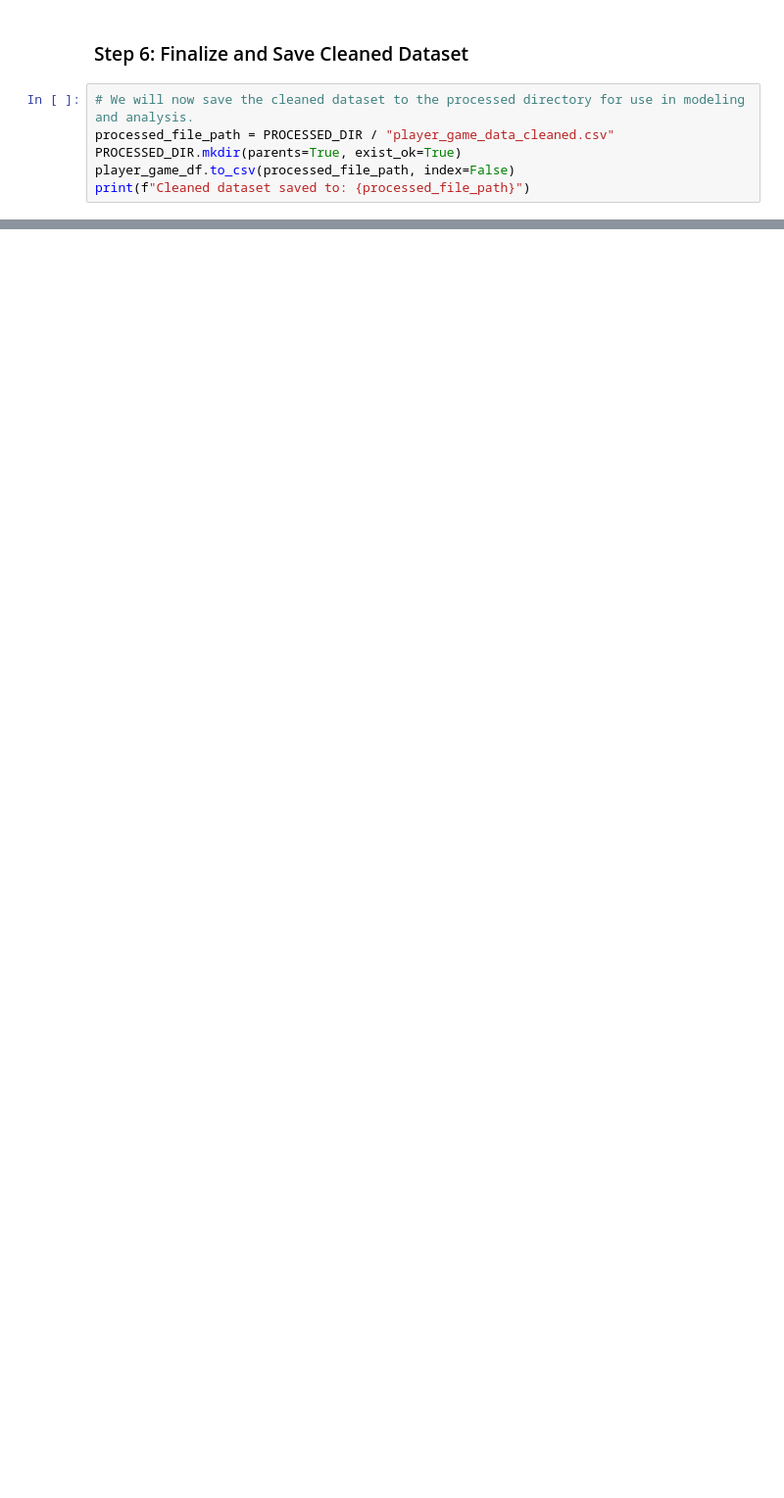
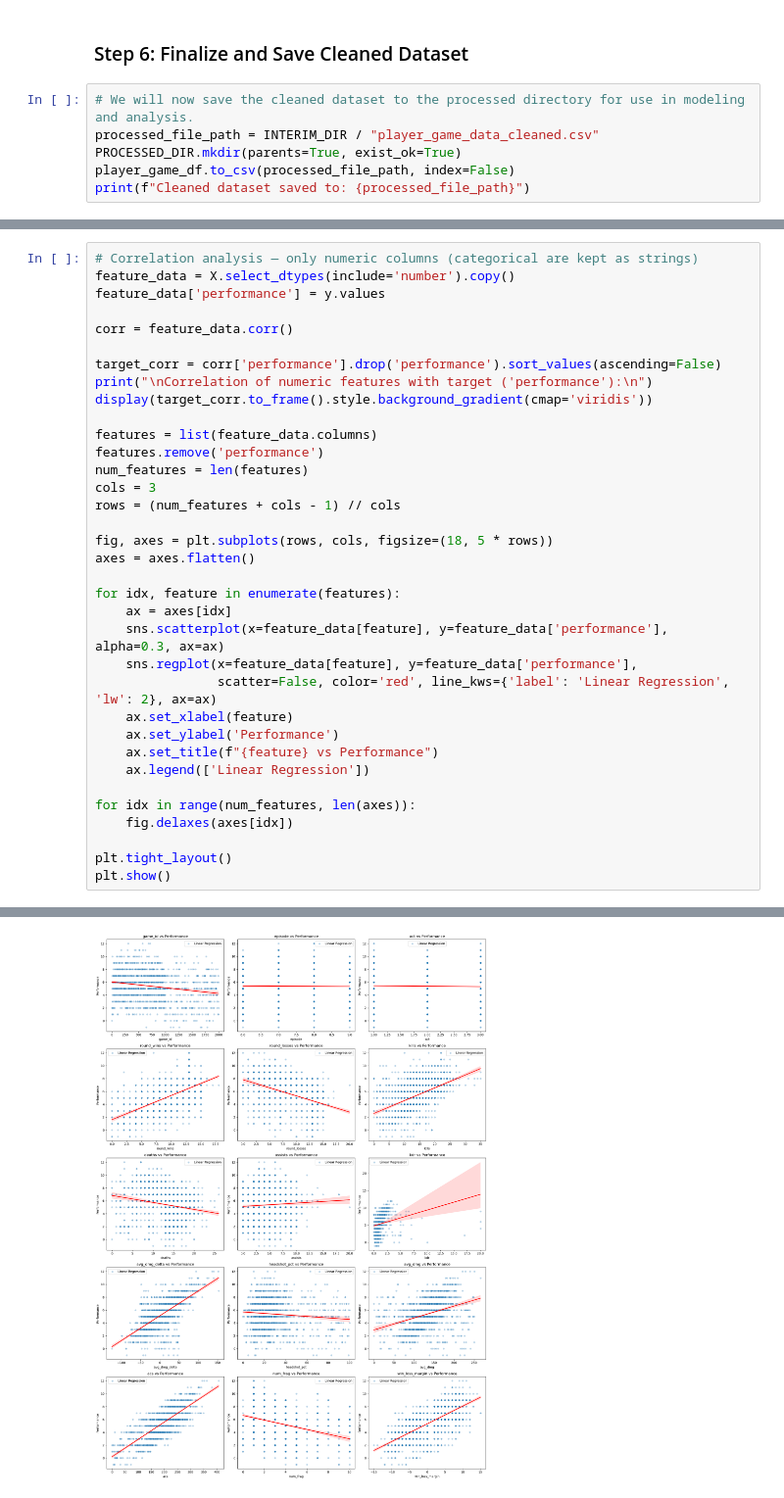
Before and after one commit to Prithvish1996/Valorant_Agent_Predictor, a Jupyter notebook: notebooks/2_data_preparation.ipynb, the cells around one changed output, grey strips where cells are left out. Shown at 98% size. Drawn from its saved outputs; the diff is of its cells as text; blank space fills up the shorter version.

```diff
--- a/notebooks/2_data_preparation.ipynb
+++ b/notebooks/2_data_preparation.ipynb
@@ -494,7 +466,7 @@ display(player_game_df.head())
 ### Step 6: Finalize and Save Cleaned Dataset
 # %%
 # We will now save the cleaned dataset to the processed directory for use in modeling and analysis.
-processed_file_path = PROCESSED_DIR / "player_game_data_cleaned.csv"
+processed_file_path = INTERIM_DIR / "player_game_data_cleaned.csv"
 PROCESSED_DIR.mkdir(parents=True, exist_ok=True)
 player_game_df.to_csv(processed_file_path, index=False)
 print(f"Cleaned dataset saved to: {processed_file_path}")
@@ -794,0 +533,36 @@ Smoothed features and engineered columns saved to: C:\Personel\Github\Valorant_A
+# %%
+# Correlation analysis — only numeric columns (categorical are kept as strings)
+feature_data = X.select_dtypes(include='number').copy()
+feature_data['performance'] = y.values
+
+corr = feature_data.corr()
+
+target_corr = corr['performance'].drop('performance').sort_values(ascending=False)
+print("\nCorrelation of numeric features with target ('performance'):\n")
+display(target_corr.to_frame().style.background_gradient(cmap='viridis'))
+
+features = list(feature_data.columns)
+features.remove('performance')
+num_features = len(features)
+cols = 3
+rows = (num_features + cols - 1) // cols
+
+fig, axes = plt.subplots(rows, cols, figsize=(18, 5 * rows))
+axes = axes.flatten()
+
+for idx, feature in enumerate(features):
+    ax = axes[idx]
+    sns.scatterplot(x=feature_data[feature], y=feature_data['performance'], alpha=0.3, ax=ax)
+    sns.regplot(x=feature_data[feature], y=feature_data['performance'],
+                scatter=False, color='red', line_kws={'label': 'Linear Regression', 'lw': 2}, ax=ax)
+    ax.set_xlabel(feature)
+    ax.set_ylabel('Performance')
+    ax.set_title(f"{feature} vs Performance")
+    ax.legend(['Linear Regression'])
+
+for idx in range(num_features, len(axes)):
+    fig.delaxes(axes[idx])
+
+plt.tight_layout()
+plt.show()
+# %% [output]
@@ -794,0 +586 @@ Smoothed features and engineered columns saved to: C:\Personel\Github\Valorant_A
+[figure, added]
```
Also changed, not shown: parts of 16 cells of this notebook, 23 other files.
